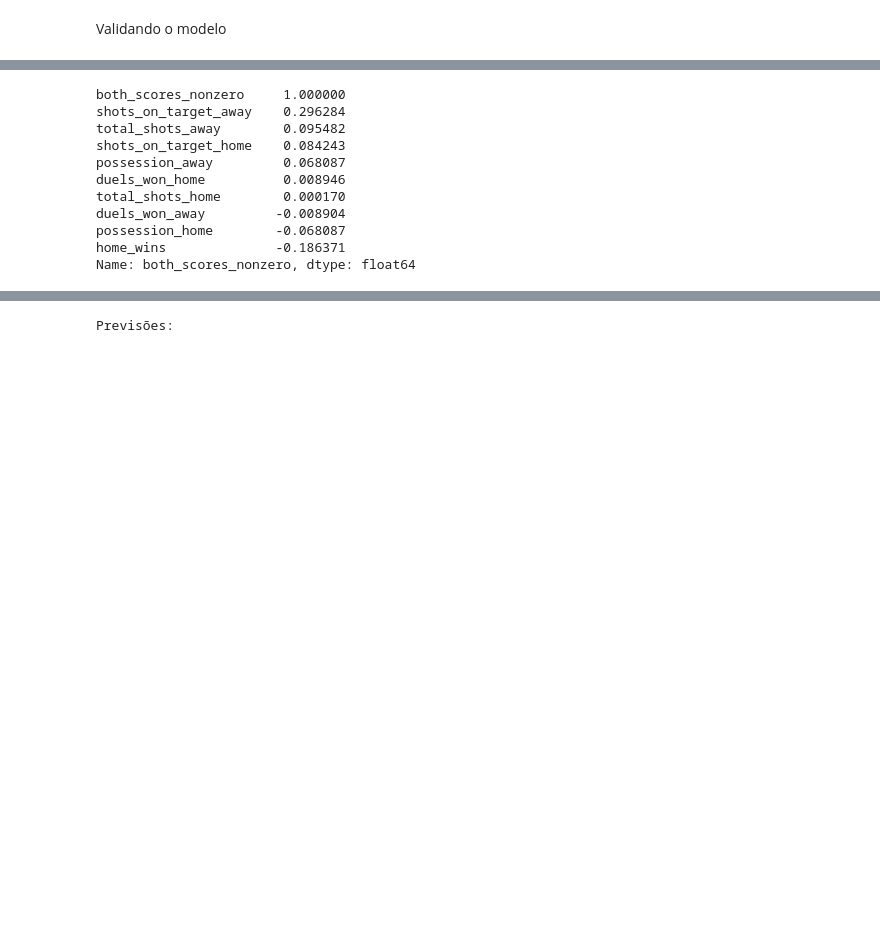
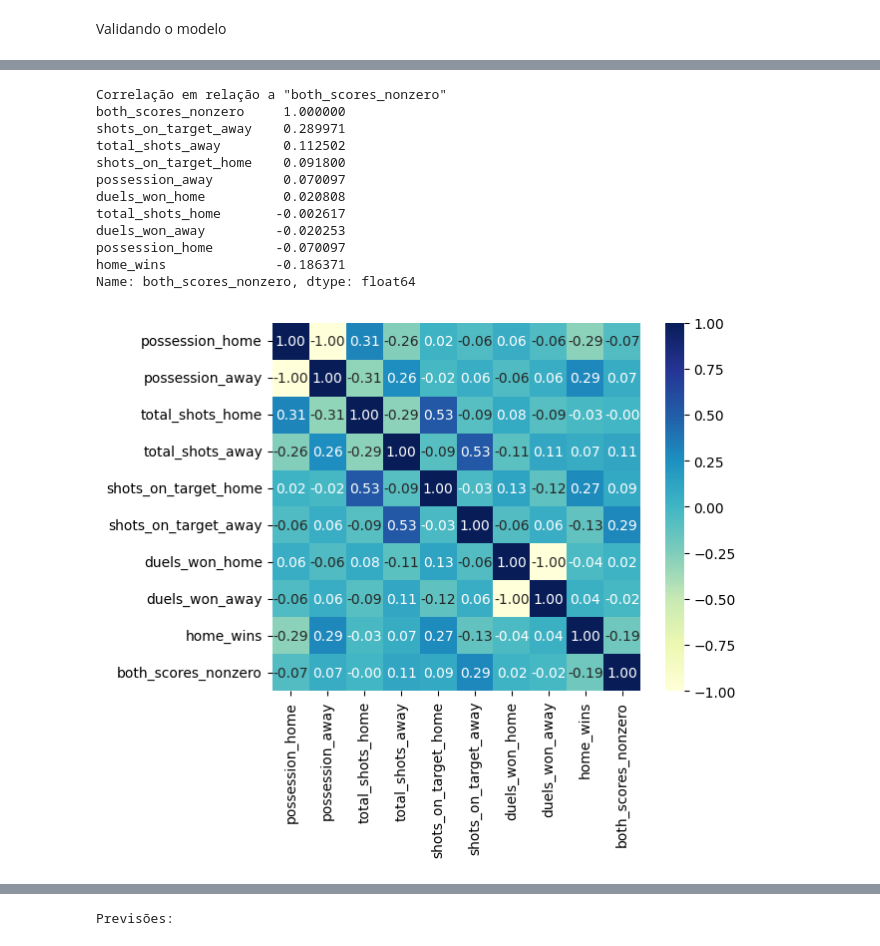
Before and after one commit to Dan-Miranda/predict-goals, a Jupyter notebook: predicao-gols.ipynb, the cells around one changed output, grey strips where cells are left out. Cells and saved outputs as stored; diff of their text form; code cells hidden in the pictures; blank space fills up the shorter version.

```diff
--- a/predicao-gols.ipynb
+++ b/predicao-gols.ipynb
@@ -257,36 +337,41 @@ Previsões:
 # %%
+# Utilizando o modelo treinado para validar a base de jogos da serie B
+
 data2 = pd.read_csv('./matches_brasileirao_serie_b_2022.csv')
 parsed_data2 = data2.drop(
   labels=['team_name_home', 'team_name_away', 'stage', 'match_id', 'date', 'location', 'lineup_home', 'lineup_away', 'player_names_home', 'player_numbers_home', 'player_names_away', 'player_numbers_away', 'prediction_team_home_win', 'prediction_draw', 'prediction_team_away_win', 'prediction_quantity'],
   axis=1)
 
 parsed_data2['home_wins'] = np.where((parsed_data2['team_home_score'] > parsed_data2['team_away_score']), 1, 0)
 parsed_data2['both_scores_nonzero'] = np.where((parsed_data2['team_home_score'] != 0) & (parsed_data2['team_away_score']!=0), 1, 0)
 
 parsed_data2 = parsed_data2.drop(
   labels=['team_home_score', 'team_away_score'],
   axis=1)
 
+# Verficando a correlação dos atributos
+import seaborn as sns
+sns.heatmap(data=parsed_data2.corr(method='spearman'), annot=True, cmap='YlGnBu', fmt='.2f', square=True)
 
-correlations = parsed_data2.corr()['both_scores_nonzero']
-
-
-
-
+# Verificando a correlação dos atributos em relação a classe 'both_scores_nonzero'
+correlations = parsed_data2.corr(method='spearman')['both_scores_nonzero']
 correlations_sorted = correlations.sort_values(ascending=False)
+print('Correlação em relação a "both_scores_nonzero"')
 print(correlations_sorted)
 # %% [output]
+Correlação em relação a "both_scores_nonzero"
 both_scores_nonzero     1.000000
-shots_on_target_away    0.296284
-total_shots_away        0.095482
-shots_on_target_home    0.084243
-possession_away         0.068087
-duels_won_home          0.008946
-total_shots_home        0.000170
-duels_won_away         -0.008904
-possession_home        -0.068087
+shots_on_target_away    0.289971
+total_shots_away        0.112502
+shots_on_target_home    0.091800
+possession_away         0.070097
+duels_won_home          0.020808
+total_shots_home       -0.002617
+duels_won_away         -0.020253
+possession_home        -0.070097
 home_wins              -0.186371
 Name: both_scores_nonzero, dtype: float64
+[figure, added]
 # %%
 
 # Fazendo previsões no conjunto de teste
```
Also changed, not shown: parts of 8 cells of this notebook.
